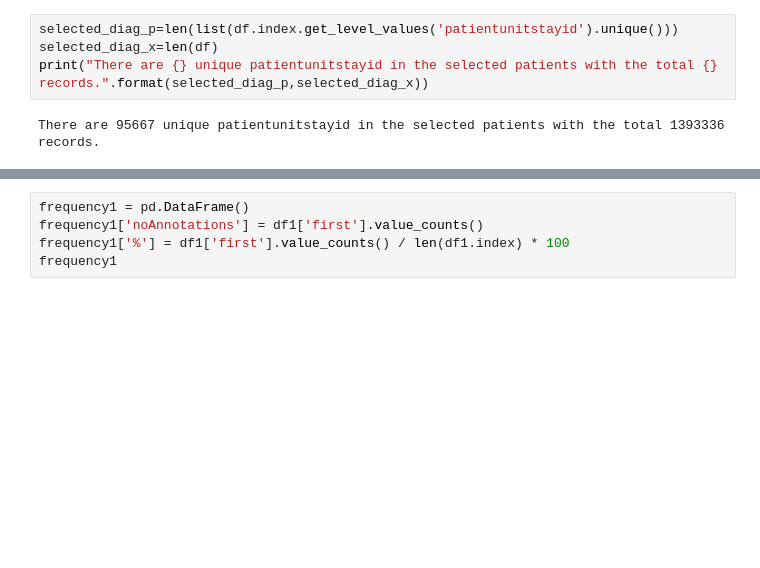
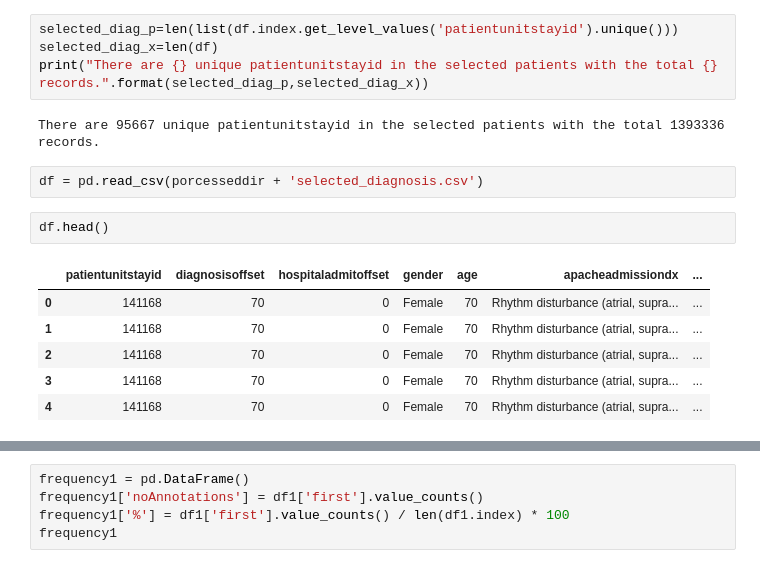
Before and after one commit to joy628/master-project, a Jupyter notebook: data-preprocessing/diagnosis.ipynb, the cells around one changed output, grey strips where cells are left out. Saved outputs shown, nothing was run; the diff lists cells and outputs as text; blank space fills up the shorter version.

```diff
--- a/data-preprocessing/diagnosis.ipynb
+++ b/data-preprocessing/diagnosis.ipynb
@@ -53,4 +54,15 @@ selected_diag_x=len(df)
 print("There are {} unique patientunitstayid in the selected patients with the total {} records.".format(selected_diag_p,selected_diag_x))
 # %% [output]
 There are 95667 unique patientunitstayid in the selected patients with the total 1393336 records.
+# %%
+df = pd.read_csv(porcesseddir + 'selected_diagnosis.csv')
+# %%
+df.head()
+# %% [output]
+|  | patientunitstayid | diagnosisoffset | hospitaladmitoffset | gender | age | apacheadmissiondx | ... |
+| 0 | 141168 | 70 | 0 | Female | 70 | Rhythm disturbance (atrial, supra... | ... |
+| 1 | 141168 | 70 | 0 | Female | 70 | Rhythm disturbance (atrial, supra... | ... |
+| 2 | 141168 | 70 | 0 | Female | 70 | Rhythm disturbance (atrial, supra... | ... |
+| 3 | 141168 | 70 | 0 | Female | 70 | Rhythm disturbance (atrial, supra... | ... |
+| 4 | 141168 | 70 | 0 | Female | 70 | Rhythm disturbance (atrial, supra... | ... |
 # %%
```
Also changed, not shown: parts of 6 cells of this notebook.
